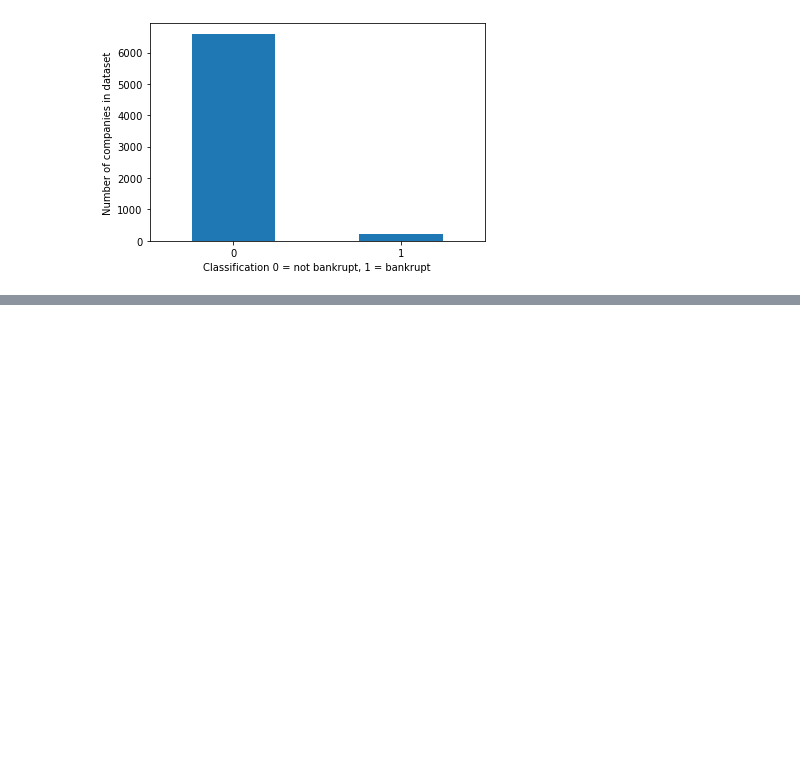
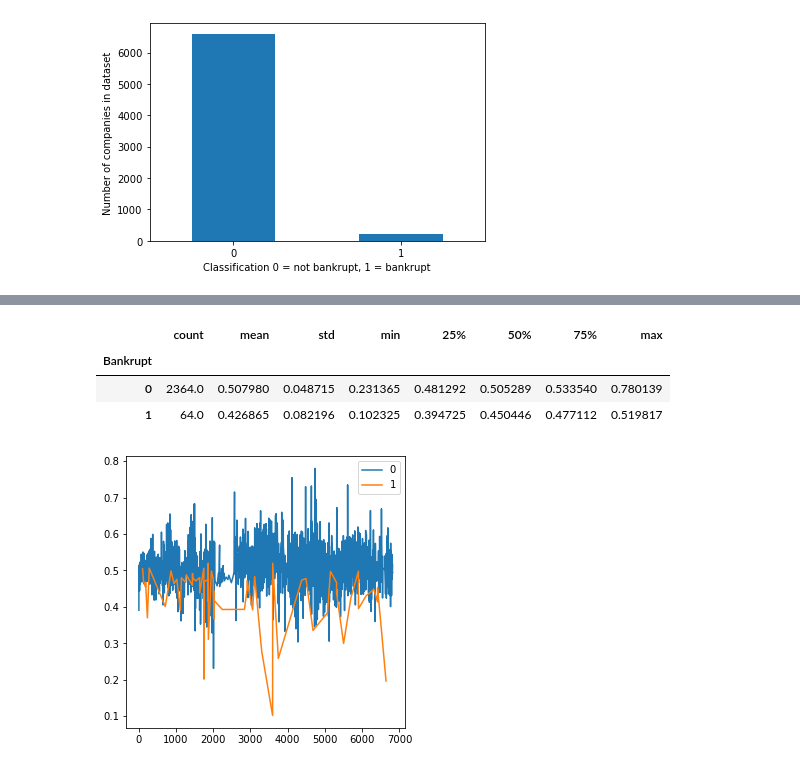
Before and after one commit to burton314/bankruptcy_datascience, a Jupyter notebook: Company_Bankruptcy_Analysis.ipynb, the cells around one changed output, grey strips where cells are left out. Cells and saved outputs as stored; diff of their text form; code cells hidden in the pictures; blank space fills up the shorter version.

```diff
--- a/Company_Bankruptcy_Analysis.ipynb
+++ b/Company_Bankruptcy_Analysis.ipynb
@@ -229,8 +318,14 @@ company_data.groupby('Bankrupt')[' ROA(C) before interest and depreciation befor
 # %%
 # Answer Question 3.3:
 # %%
-company_data.groupby('Bankrupt')[' Debt ratio %'].plot(legend=True, figsize=(5,5))
-company_data.groupby('Bankrupt')[' Debt ratio %'].describe()
+company_data.groupby('Bankrupt')['ROA(C) before interest and depreciation before interest'].plot(legend=True, figsize=(5,5))
+company_data.groupby('Bankrupt')['ROA(C) before interest and depreciation before interest'].describe()
+# %% [output]
+|  | count | mean | std | min | 25% | 50% | 75% | max |
+| Bankrupt |  |  |  |  |  |  |  |  |
+| 0 | 2364.0 | 0.507980 | 0.048715 | 0.231365 | 0.481292 | 0.505289 | 0.533540 | 0.780139 |
+| 1 | 64.0 | 0.426865 | 0.082196 | 0.102325 | 0.394725 | 0.450446 | 0.477112 | 0.519817 |
+[figure, added]
 # %%
 # Answer Question 3.4:
 # %%
```
Also changed, not shown: parts of 43 cells of this notebook, 1 other file.
